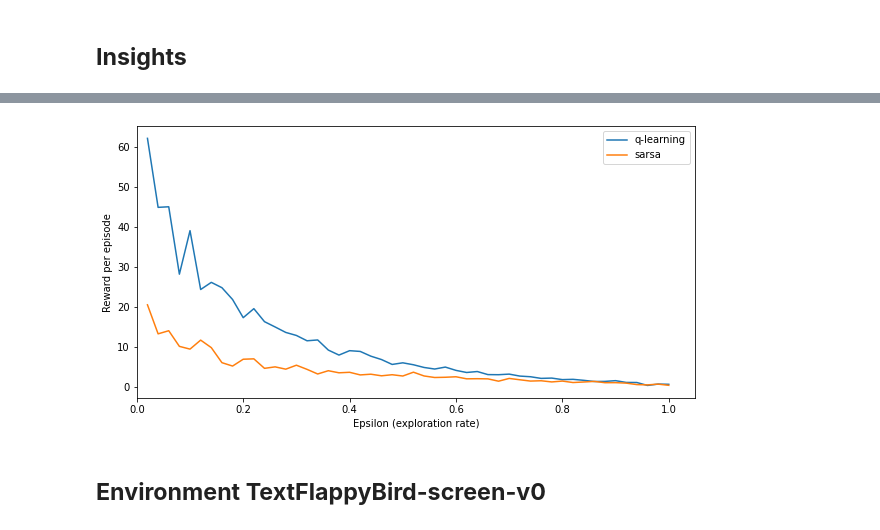
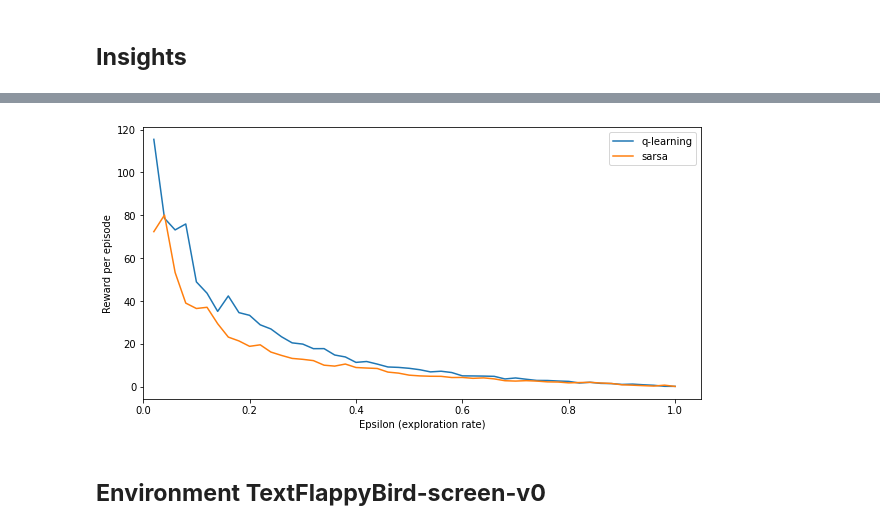
Before and after one commit to nguyen-nhat-mai/train_agent_play_flappy-bird, a Jupyter notebook: Train_agent_play_text_flappybird.ipynb, the cells around one changed output, grey strips where cells are left out. Saved outputs shown, nothing was run; the diff lists cells and outputs as text; code cells hidden in the pictures.

```diff
--- a/Train_agent_play_text_flappybird.ipynb
+++ b/Train_agent_play_text_flappybird.ipynb
@@ -285,4 +285,8 @@ plot_state_value_function(state_value_sarsa,"Sarsa",min_scale,max_scale)
 # %%
+# Hold other variables
+gamma = 1  # discount factor
+epsilon = 0.2  # exploration rate
+
 # Agent performance sensitivity against alpha
 alpha_range = np.arange(0, 1.02, 0.02)
 reward_per_episode_qlearn = []
@@ -310,4 +314,8 @@ plt.show()
 # %%
+# Hold other variables
+alpha = 0.7  # learning rate
+epsilon = 0.2  # exploration rate
+
 # Agent performance sensitivity against gamma
 gamma_range = np.arange(0, 1.02, 0.02)
 reward_per_episode_qlearn = []
@@ -335,29 +343,33 @@ plt.show()
 # %%
+# Hold other variables
+alpha = 0.7  # learning rate
+gamma = 1  # discount factor
+
 # Agent performance sensitivity against epsilon
 epsilon_range = np.arange(0.02, 1.02, 0.02)
 reward_per_episode_qlearn = []
 reward_per_episode_sarsa = []
 
 for epsilon in epsilon_range:
   # Calculate reward for q-learning
   reward_q_learning, q_table_qlearning = train_q_learning(alpha,gamma,epsilon,num_episodes)
   reward_per_episode = np.average(reward_q_learning)
   reward_per_episode_qlearn.append(reward_per_episode)
   # Calculate reward for sarsa
   reward_sarsa, q_table_sarsa = train_sarsa(alpha,gamma,epsilon,num_episodes)
   reward_per_episode = np.average(reward_sarsa)
   reward_per_episode_sarsa.append(reward_per_episode)
 
 fig, ax = plt.subplots(figsize=(10,5))
 ax.plot(epsilon_range, reward_per_episode_qlearn,label="q-learning")
 ax.plot(epsilon_range, reward_per_episode_sarsa,label="sarsa")
 ax.set_xlim(left=0)
 ax.set_xlabel('Epsilon (exploration rate)')
 ax.set_ylabel('Reward per episode')
 ax.legend()
 plt.show()
 # %% [output]
-[figure, old version]
+[figure, new version]
 # %% [markdown]
 ## **Environment TextFlappyBird-screen-v0**
 # %% [markdown]
```
Also changed, not shown: parts of 6 cells of this notebook.
